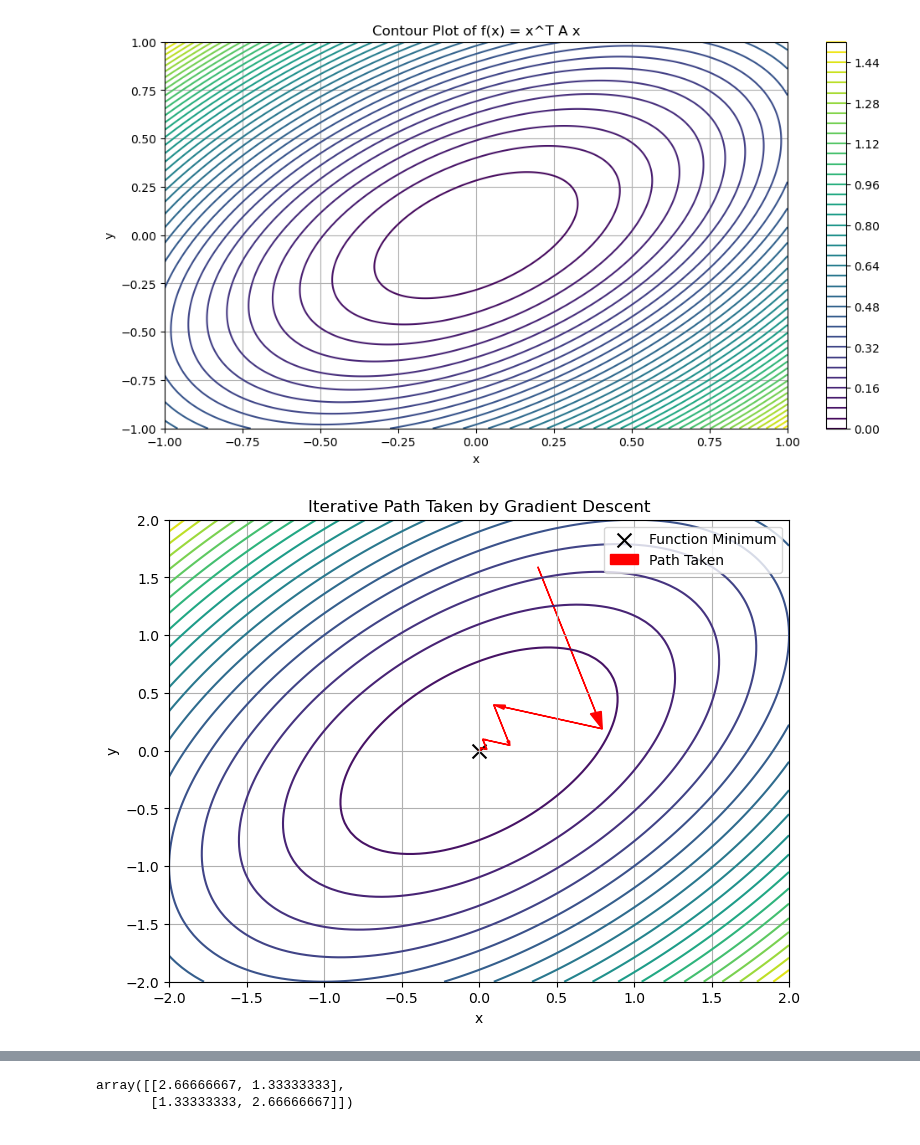
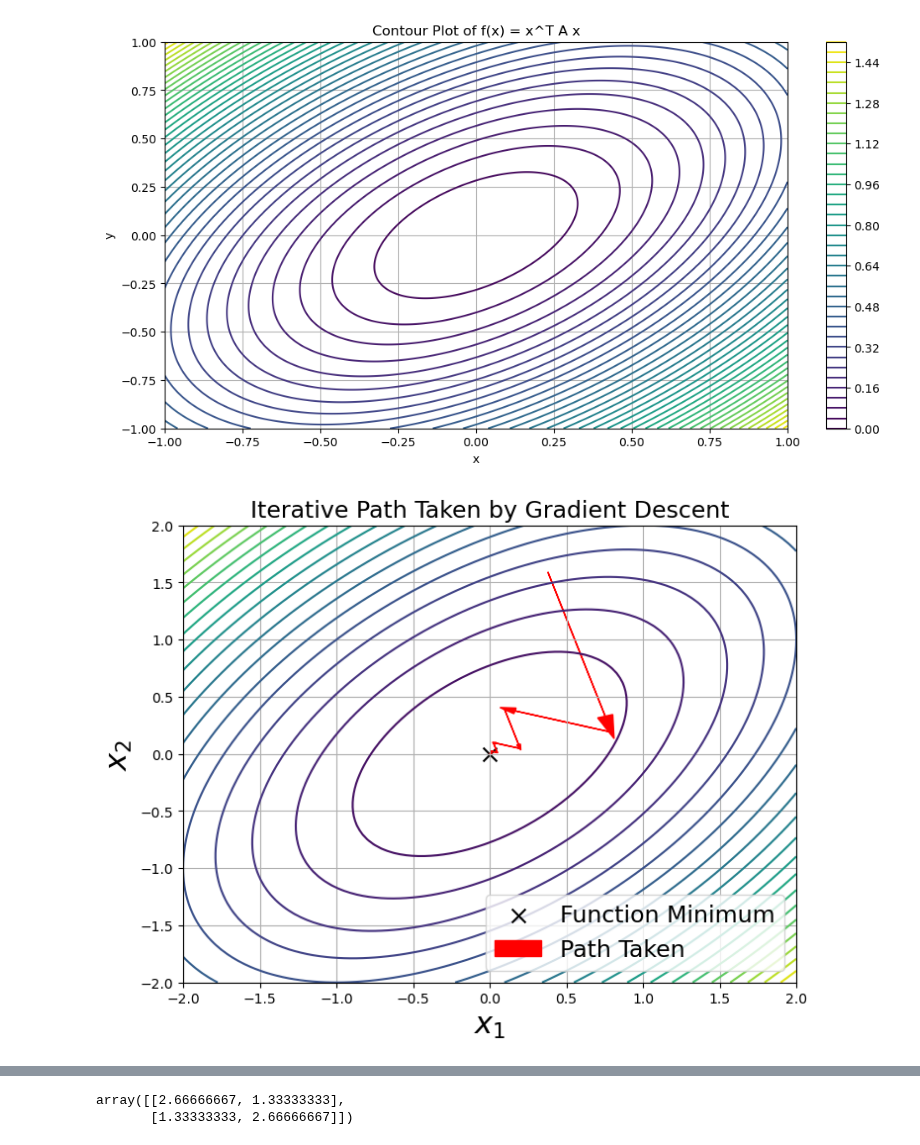
Before and after one commit to Marco-Gal/Bayesian-Neural-Network-Project, a Jupyter notebook: Figure Making/NGD.ipynb, the cells around one changed output, grey strips where cells are left out. Saved outputs shown, nothing was run; the diff lists cells and outputs as text; code cells hidden in the pictures.

Commit message:
Final Plot I Think

```diff
--- a/Figure Making/NGD.ipynb
+++ b/Figure Making/NGD.ipynb
@@ -55,39 +55,39 @@ def plot_gradient_descent(start, step_size, iterations):
     return x_vals, y_vals
 
 # Create a grid of x and y values
 x = np.linspace(-2, 2, 100)
 y = np.linspace(-2, 2, 100)
 X, Y = np.meshgrid(x, y)
 Z = f(X, Y)
 
 # Plot contour lines
 plt.figure(figsize=(8,6))
 contour = plt.contour(X, Y, Z, levels=20, cmap='viridis')
-plt.xlabel("x")
-plt.ylabel("y")
-plt.title("Iterative Path Taken by Gradient Descent")
+plt.xlabel(r'$x_1$', fontsize=22)
+plt.ylabel(r'$x_2$', fontsize=22)
+plt.title("Iterative Path Taken by Gradient Descent", fontsize=17)
 plt.grid(True)
 
 # Parameters for gradient descent
 start_point = np.array([0.38, 1.59])  # Initial point
 step_size = 1  # Scaling factor
 iterations = 10  # Number of steps
 
 # Compute descent path
 plt.scatter(0, 0, color='black', marker='x', s=100, label='Function Minimum')
 x_path, y_path = plot_gradient_descent(start_point, step_size, iterations)
 for i in range(len(x_path) - 1):
     dx = x_path[i+1] - x_path[i]
     dy = y_path[i+1] - y_path[i]
     arrow_length = np.hypot(dx, dy)
     end_x = x_path[i+1] - (dx / arrow_length) * 0.1 * arrow_length
     end_y = y_path[i+1] - (dy / arrow_length) * 0.1 * arrow_length
     plt.arrow(x_path[i], y_path[i], end_x - x_path[i], end_y - y_path[i],
-              head_width=0.05 * arrow_length, head_length=0.1 * arrow_length, fc='red', ec='red',  label='Path Taken' if i == 0 else "")
-plt.legend()
+              head_width=0.07 * arrow_length, head_length=0.14 * arrow_length, fc='red', ec='red',  label='Path Taken' if i == 0 else "")
+plt.legend(fontsize=17, loc = "lower right")
 plt.show()
 # %% [output]
-[figure, old version]
+[figure, new version]
 # %%
 # Define the quadratic form function
 A = np.array([[0.5, -1/4], [-1/4, 0.5]])
```
Also changed, not shown: parts of 1 cell of this notebook.
